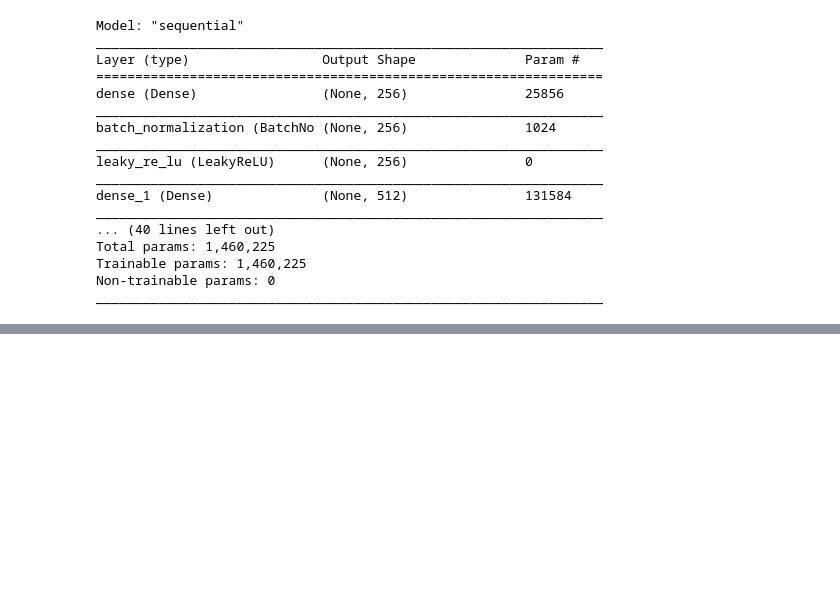
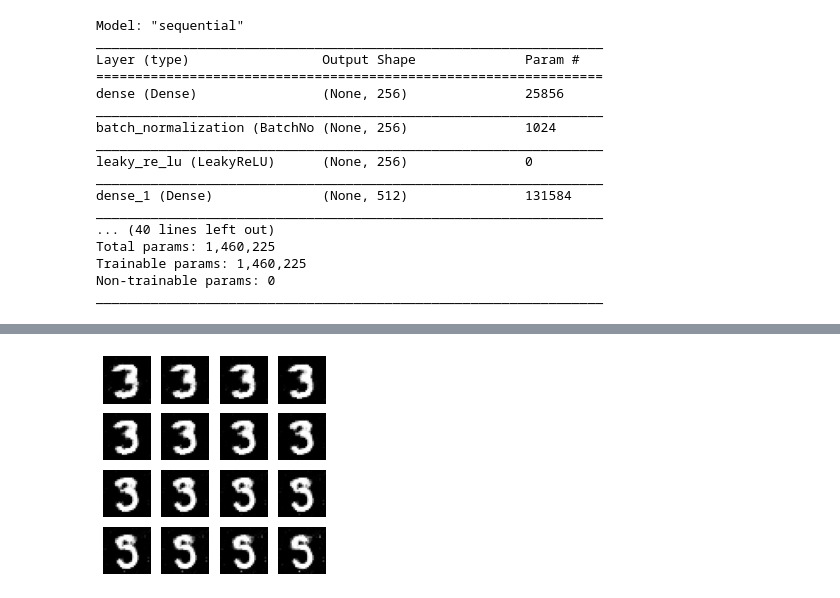
Before and after one commit to ggm1207/PR000, a Jupyter notebook: PR_001.ipynb, the cells around one changed output, grey strips where cells are left out. Saved outputs shown, nothing was run; the diff lists cells and outputs as text; code cells hidden in the pictures; blank space fills up the shorter version.

```diff
--- a/PR_001.ipynb
+++ b/PR_001.ipynb
@@ -173,0 +194,12 @@ Epoch 26 ---
+# %%
+def explore_between_two_vectors(s_vector, e_vector):
+    seeds = np.linspace(s_vector, e_vector, 16)
+    seeds = tf.convert_to_tensor(seeds, dtype=tf.float32)
+    generate_images(G, seeds)
+
+s_vector = seed[8].numpy()
+e_vector = seed[11].numpy()
+
+explore_between_two_vectors(s_vector, e_vector)  # 3 ~ 5
+# %% [output]
+[figure, added]
```
Also changed, not shown: parts of 9 cells of this notebook.
